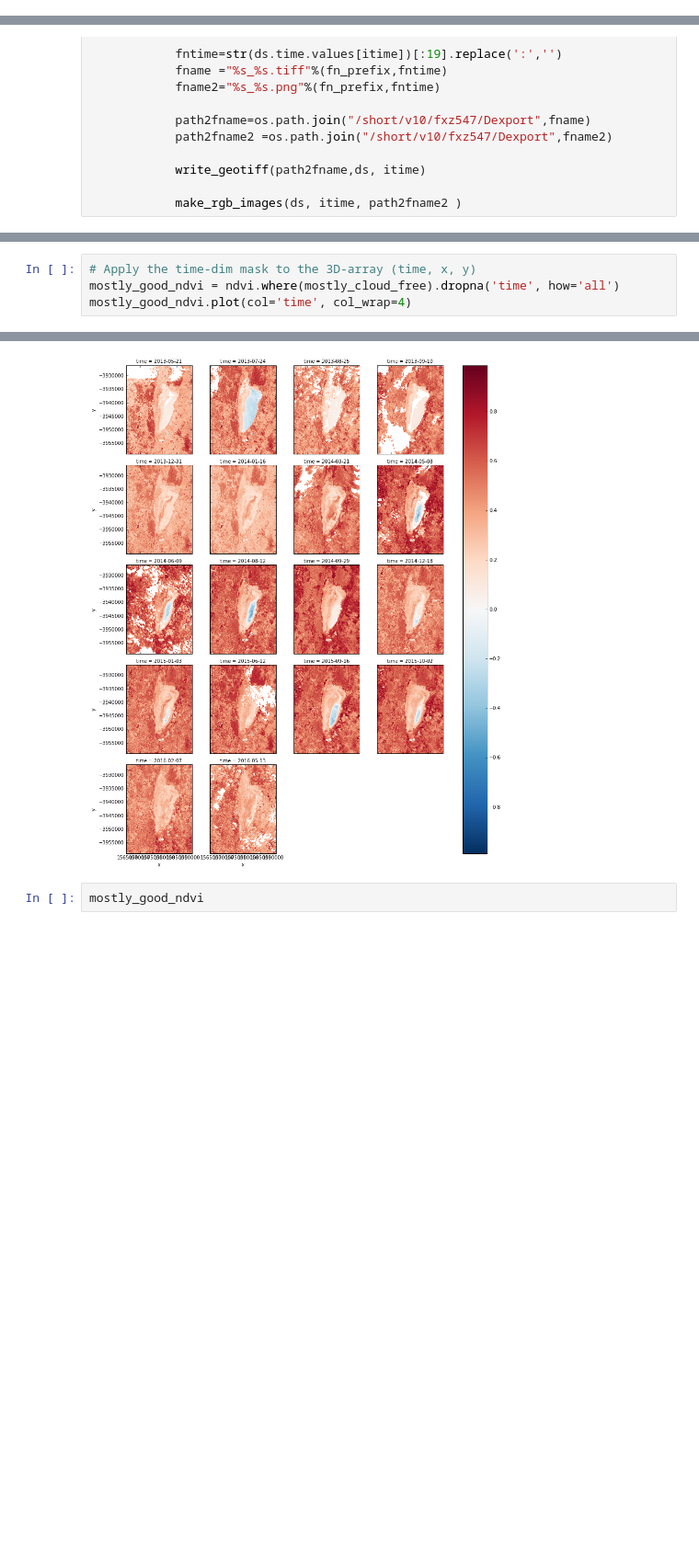
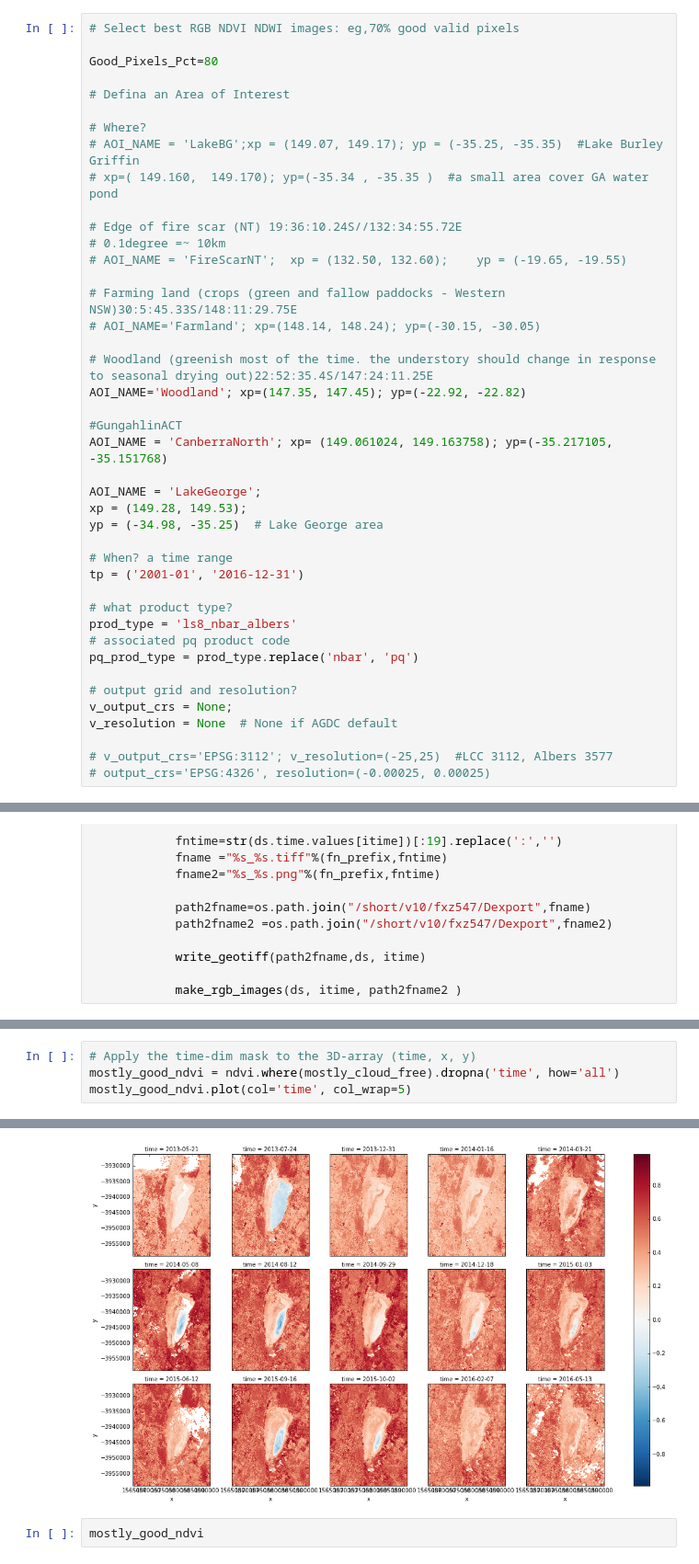
Before and after one commit to zhang01GA/geodanalytics, a Jupyter notebook: BareSoil/export_near_cloudfree_landsat_imagery_stack.ipynb, the cells around one changed output, grey strips where cells are left out. Shown at 92% size. Saved outputs shown, nothing was run; the diff lists cells and outputs as text; blank space fills up the shorter version.

```diff
--- a/BareSoil/export_near_cloudfree_landsat_imagery_stack.ipynb
+++ b/BareSoil/export_near_cloudfree_landsat_imagery_stack.ipynb
@@ -290,3 +293,45 @@ Good_Pixels_Pct=70
+# %%
+# Select best RGB NDVI NDWI images: eg,70% good valid pixels
+
+Good_Pixels_Pct=80
+
+# Defina an Area of Interest
+
+# Where?
+# AOI_NAME = 'LakeBG';xp = (149.07, 149.17); yp = (-35.25, -35.35)  #Lake Burley Griffin
+# xp=( 149.160,  149.170); yp=(-35.34 , -35.35 )  #a small area cover GA water pond
+
+# Edge of fire scar (NT) 19:36:10.24S//132:34:55.72E
+# 0.1degree =~ 10km
+# AOI_NAME = 'FireScarNT';  xp = (132.50, 132.60);    yp = (-19.65, -19.55)
+
+# Farming land (crops (green and fallow paddocks - Western NSW)30:5:45.33S/148:11:29.75E
+# AOI_NAME='Farmland'; xp=(148.14, 148.24); yp=(-30.15, -30.05)
+
+# Woodland (greenish most of the time. the understory should change in response to seasonal drying out)22:52:35.4S/147:24:11.25E
+AOI_NAME='Woodland'; xp=(147.35, 147.45); yp=(-22.92, -22.82)
+
+#GungahlinACT
+AOI_NAME = 'CanberraNorth'; xp= (149.061024, 149.163758); yp=(-35.217105, -35.151768)
+
+AOI_NAME = 'LakeGeorge';
+xp = (149.28, 149.53);
+yp = (-34.98, -35.25)  # Lake George area
+
+# When? a time range
+tp = ('2001-01', '2016-12-31')
+
+# what product type?
+prod_type = 'ls8_nbar_albers'
+# associated pq product code
+pq_prod_type = prod_type.replace('nbar', 'pq')
+
+# output grid and resolution?
+v_output_crs = None;
+v_resolution = None  # None if AGDC default
+
+# v_output_crs='EPSG:3112'; v_resolution=(-25,25)  #LCC 3112, Albers 3577
+# output_crs='EPSG:4326', resolution=(-0.00025, 0.00025)
 # %%
 #  retrieve a subset of bands
 #bands = dc.load(product=prod_type, x=xp, y=yp, time=tp, group_by='solar_day',
@@ -498,9 +517,9 @@ make_rgb_images(bands, it)
 # %%
 # Apply the time-dim mask to the 3D-array (time, x, y)
 mostly_good_ndvi = ndvi.where(mostly_cloud_free).dropna('time', how='all')
-mostly_good_ndvi.plot(col='time', col_wrap=4)
+mostly_good_ndvi.plot(col='time', col_wrap=5)
 # %% [output]
 <xarray.plot.facetgrid.FacetGrid at 0x...>
-[figure, old version]
+[figure, new version]
 # %%
 mostly_good_ndvi
```
Also changed, not shown: parts of 27 cells of this notebook, 3 other files.
